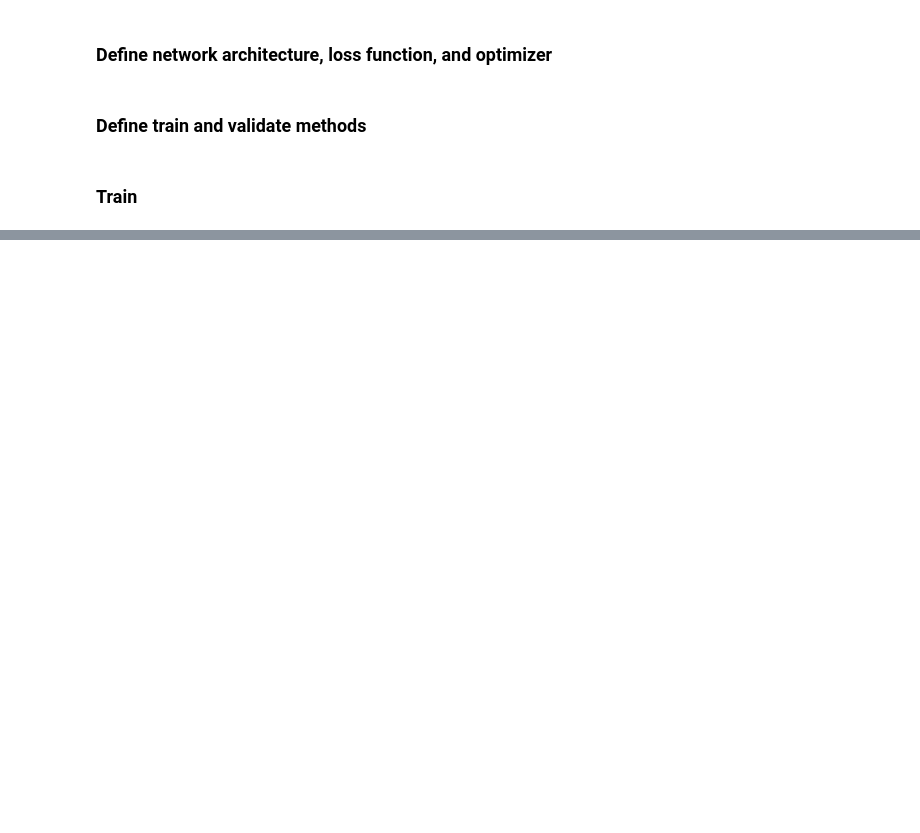
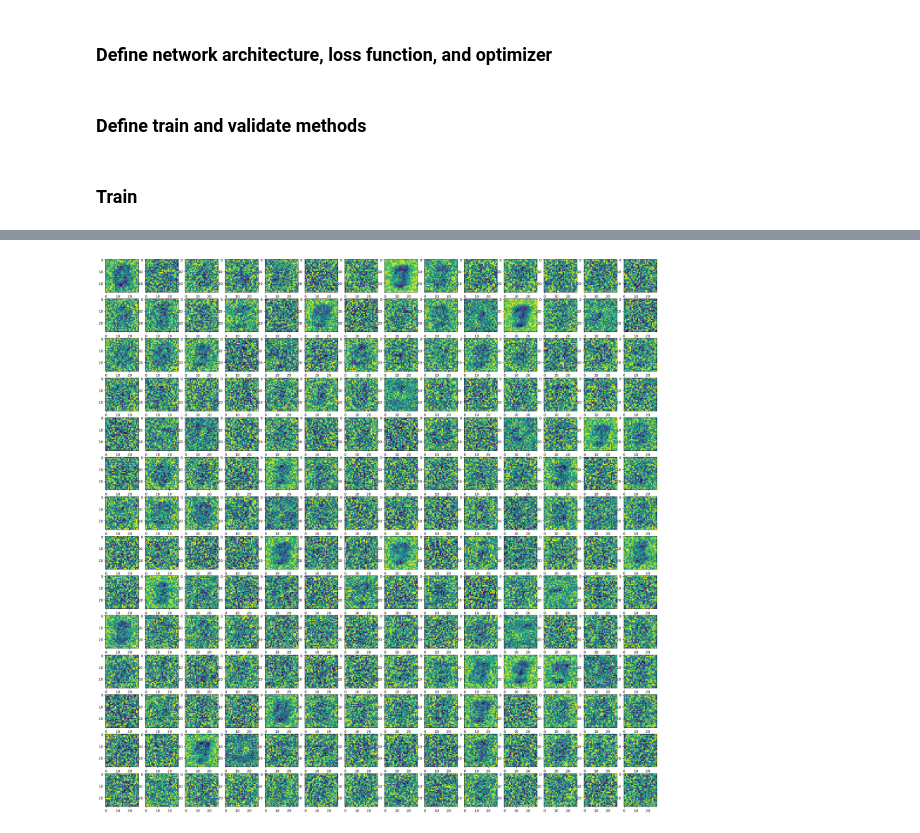
Before and after one commit to ramity/athena, a Jupyter notebook: notebooks/mnist_experiments.ipynb, the cells around one changed output, grey strips where cells are left out. Drawn from its saved outputs; the diff is of its cells as text; code cells hidden in the pictures; blank space fills up the shorter version.

```diff
--- a/notebooks/mnist_experiments.ipynb
+++ b/notebooks/mnist_experiments.ipynb
@@ -196,0 +223,11 @@ ax.plot(x, y)
+# %%
+weights = model_state_dict['linear_relu_stack.0.weight'].numpy()
+bias = model_state_dict['linear_relu_stack.0.bias'].numpy()
+fig, axs = plt.subplots(14, 14)
+for i in range(196):
+    x = i % 14
+    y = math.floor(i / 14)
+    axs[x, y].imshow(numpy.resize(weights[i] + bias[i], (28, 28)))
+plt.show()
+# %% [output]
+[figure, added]
```
Also changed, not shown: parts of 10 cells of this notebook.
